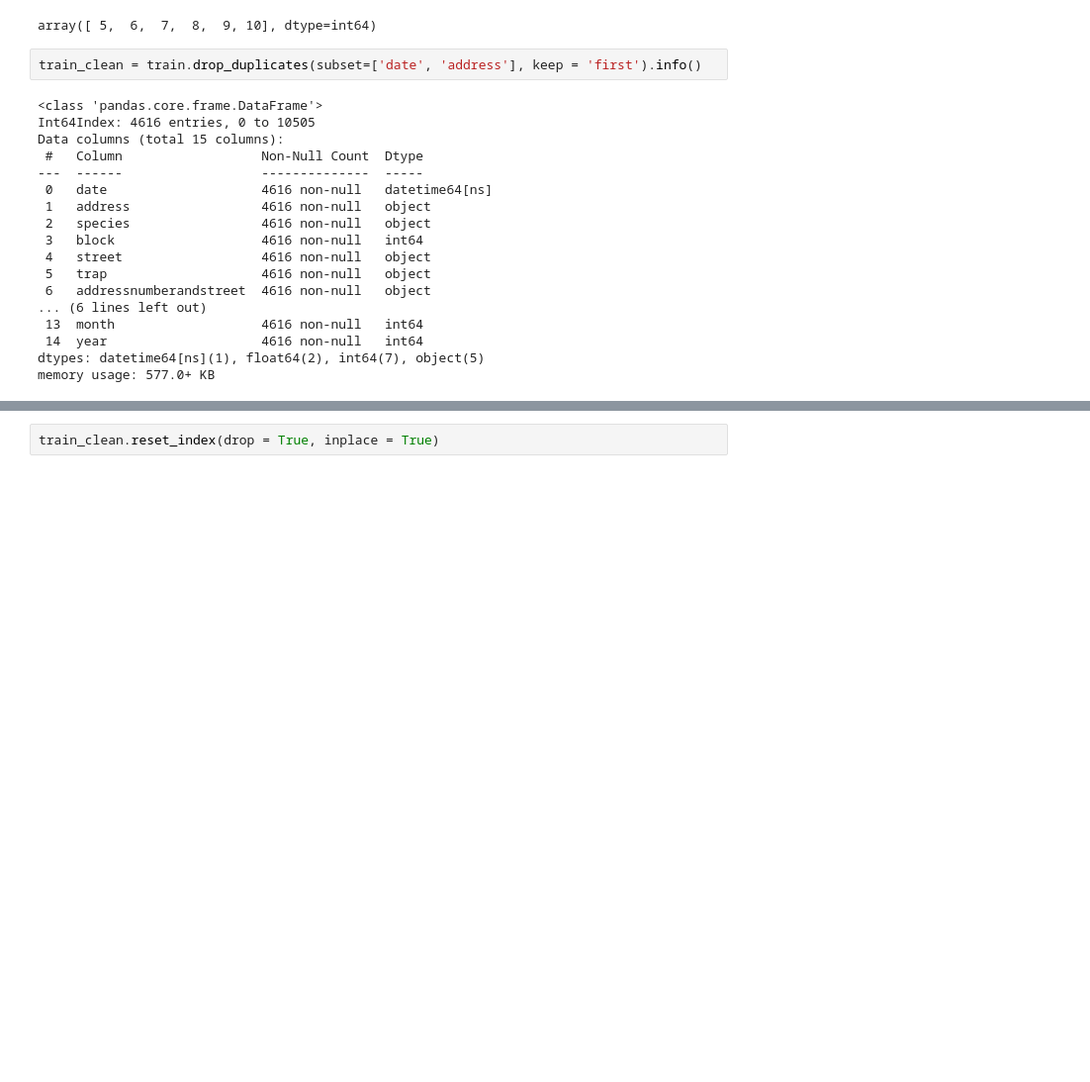
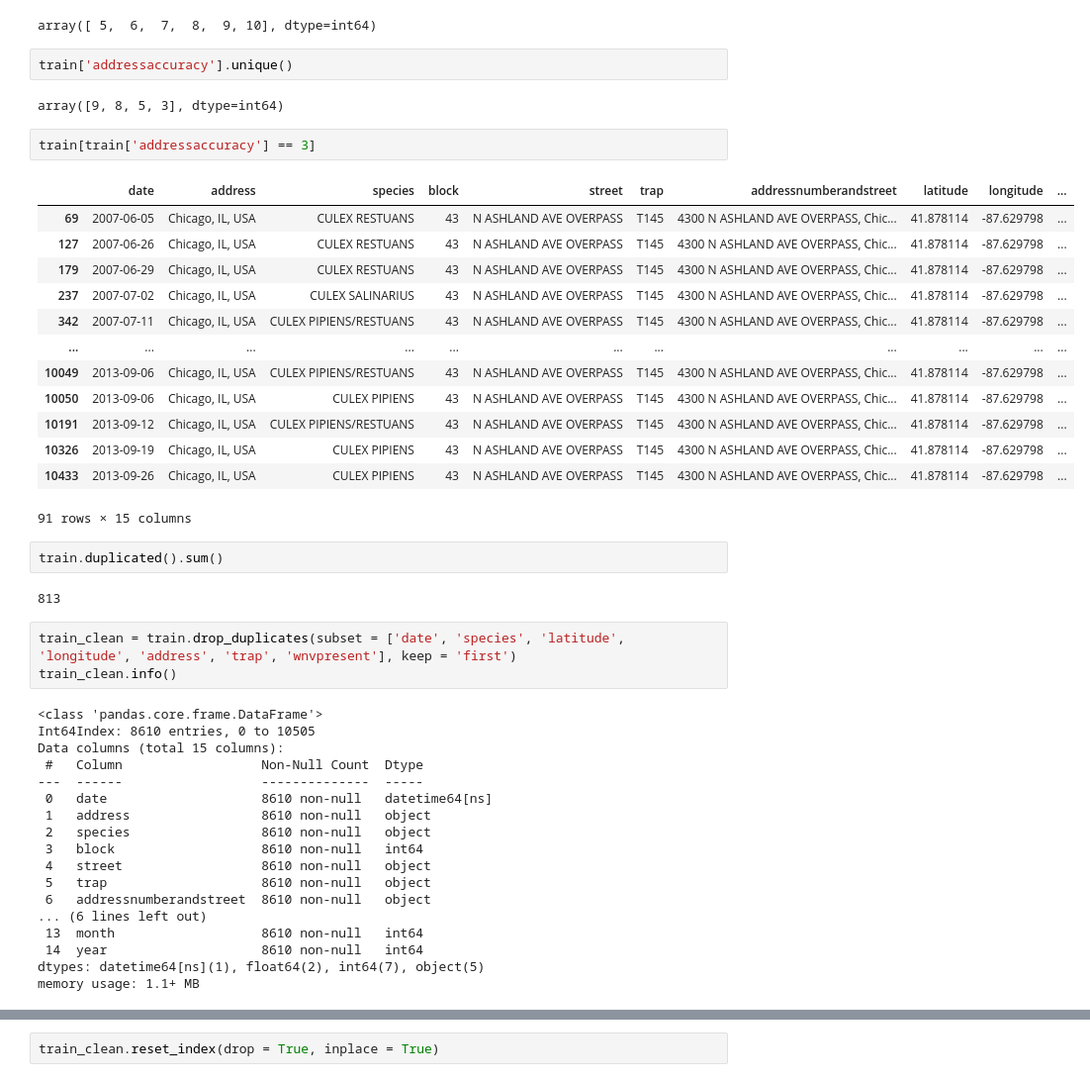
Before and after one commit to kkhalis/project_4, a Jupyter notebook: Project 4 - West Nile Virus Prediction_Bingming.ipynb, the cells around one changed output, grey strips where cells are left out. Shown at 99% size. Cells and saved outputs as stored; diff of their text form; blank space fills up the shorter version.

Commit message:
cleared duplicated records

```diff
--- a/Project 4 - West Nile Virus Prediction_Bingming.ipynb
+++ b/Project 4 - West Nile Virus Prediction_Bingming.ipynb
@@ -243,23 +245,48 @@ train['year'] = train['date'].dt.year
 train['month'].unique()
 # %% [output]
 array([ 5,  6,  7,  8,  9, 10], dtype=int64)
+# %%
+train['addressaccuracy'].unique()
+# %% [output]
+array([9, 8, 5, 3], dtype=int64)
+# %%
+train[train['addressaccuracy'] == 3]
+# %% [output]
+|  | date | address | species | block | street | trap | addressnumberandstreet | latitude | longitude | ... |
+| 69 | 2007-06-05 | Chicago, IL, USA | CULEX RESTUANS | 43 | N ASHLAND AVE OVERPASS | T145 | 4300 N ASHLAND AVE OVERPASS, Chic... | 41.878114 | -87.629798 | ... |
+| 127 | 2007-06-26 | Chicago, IL, USA | CULEX RESTUANS | 43 | N ASHLAND AVE OVERPASS | T145 | 4300 N ASHLAND AVE OVERPASS, Chic... | 41.878114 | -87.629798 | ... |
+| 179 | 2007-06-29 | Chicago, IL, USA | CULEX RESTUANS | 43 | N ASHLAND AVE OVERPASS | T145 | 4300 N ASHLAND AVE OVERPASS, Chic... | 41.878114 | -87.629798 | ... |
+| 237 | 2007-07-02 | Chicago, IL, USA | CULEX SALINARIUS | 43 | N ASHLAND AVE OVERPASS | T145 | 4300 N ASHLAND AVE OVERPASS, Chic... | 41.878114 | -87.629798 | ... |
+| 342 | 2007-07-11 | Chicago, IL, USA | CULEX PIPIENS/RESTUANS | 43 | N ASHLAND AVE OVERPASS | T145 | 4300 N ASHLAND AVE OVERPASS, Chic... | 41.878114 | -87.629798 | ... |
+| ... | ... | ... | ... | ... | ... | ... | ... | ... | ... | ... |
+| 10049 | 2013-09-06 | Chicago, IL, USA | CULEX PIPIENS/RESTUANS | 43 | N ASHLAND AVE OVERPASS | T145 | 4300 N ASHLAND AVE OVERPASS, Chic... | 41.878114 | -87.629798 | ... |
+| 10050 | 2013-09-06 | Chicago, IL, USA | CULEX PIPIENS | 43 | N ASHLAND AVE OVERPASS | T145 | 4300 N ASHLAND AVE OVERPASS, Chic... | 41.878114 | -87.629798 | ... |
+| 10191 | 2013-09-12 | Chicago, IL, USA | CULEX PIPIENS/RESTUANS | 43 | N ASHLAND AVE OVERPASS | T145 | 4300 N ASHLAND AVE OVERPASS, Chic... | 41.878114 | -87.629798 | ... |
+| 10326 | 2013-09-19 | Chicago, IL, USA | CULEX PIPIENS | 43 | N ASHLAND AVE OVERPASS | T145 | 4300 N ASHLAND AVE OVERPASS, Chic... | 41.878114 | -87.629798 | ... |
+| 10433 | 2013-09-26 | Chicago, IL, USA | CULEX PIPIENS | 43 | N ASHLAND AVE OVERPASS | T145 | 4300 N ASHLAND AVE OVERPASS, Chic... | 41.878114 | -87.629798 | ... |
+91 rows × 15 columns
+# %%
+train.duplicated().sum()
+# %% [output]
+813
 # %%
-train_clean = train.drop_duplicates(subset=['date', 'address'], keep = 'first').info()
+train_clean = train.drop_duplicates(subset = ['date', 'species', 'latitude', 'longitude', 'address', 'trap', 'wnvpresent'], keep = 'first')
+train_clean.info()
 # %% [output]
 <class 'pandas.core.frame.DataFrame'>
-Int64Index: 4616 entries, 0 to 10505
+Int64Index: 8610 entries, 0 to 10505
 Data columns (total 15 columns):
  #   Column                  Non-Null Count  Dtype
 ---  ------                  --------------  -----
- 0   date                    4616 non-null   datetime64[ns]
- 1   address                 4616 non-null   object
- 2   species                 4616 non-null   object
- 3   block                   4616 non-null   int64
- 4   street                  4616 non-null   object
- 5   trap                    4616 non-null   object
- 6   addressnumberandstreet  4616 non-null   object
+ 0   date                    8610 non-null   datetime64[ns]
+ 1   address                 8610 non-null   object
+ 2   species                 8610 non-null   object
+ 3   block                   8610 non-null   int64
+ 4   street                  8610 non-null   object
+ 5   trap                    8610 non-null   object
+ 6   addressnumberandstreet  8610 non-null   object
 ... (6 lines left out)
- 13  month                   4616 non-null   int64
- 14  year                    4616 non-null   int64
+ 13  month                   8610 non-null   int64
+ 14  year                    8610 non-null   int64
 dtypes: datetime64[ns](1), float64(2), int64(7), object(5)
-memory usage: 577.0+ KB
+memory usage: 1.1+ MB
```
Also changed, not shown: parts of 18 cells of this notebook.
